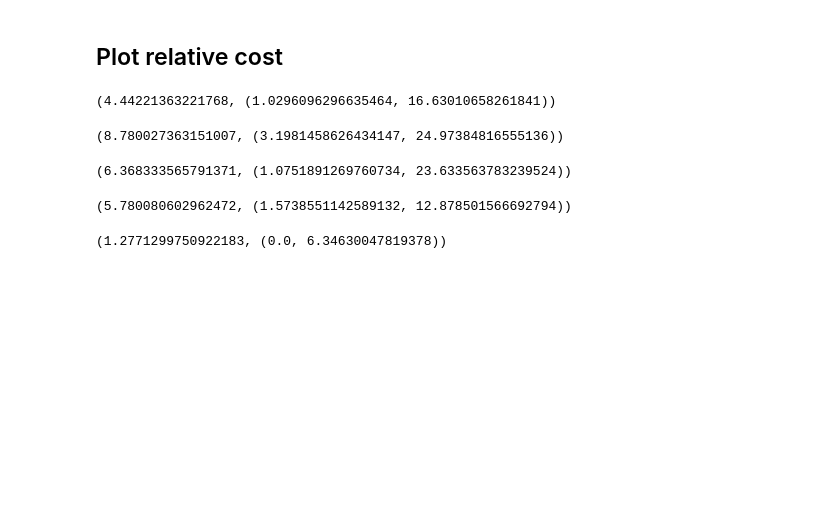
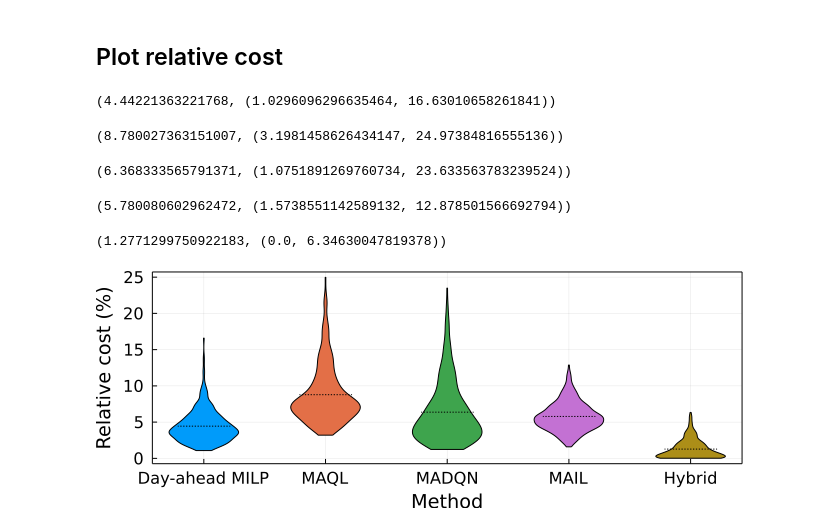
Before and after one commit to ShuhuaGao/HybridHEMS, a Jupyter notebook: notebook/performance_comparison.ipynb, the cells around one changed output. Cells and saved outputs as stored; diff of their text form; code cells hidden in the pictures; blank space fills up the shorter version.

Commit message:
change image output to png

```diff
--- a/notebook/performance_comparison.ipynb
+++ b/notebook/performance_comparison.ipynb
@@ -187,7 +190,10 @@ default(; labelfontsize = 13, tickfontsize = 11,
 # %%
 violin(repeat(["Day-ahead MILP" "MAQL" "MADQN" "MAIL" "Hybrid"],outer=length(n_test)),[da_rel ql_rel dqn_rel mail_rel hybrid_rel];
     size=(650, 240), show_mean=true,
     xlabel="Method", ylabel="Relative cost (%)",
-    bottom_margin=3mm, top_margin=-1mm, left_margin=2mm, right_margin=-1mm)
+    bottom_margin=3mm, top_margin=-1mm, left_margin=2mm, right_margin=-1mm,
+    fmt = :png)
 savefig(joinpath(img_dir, "methods.pdf"))
 current()
+# %% [output]
+[figure, added]
```
Also changed, not shown: parts of 3 cells of this notebook, 1 other file.
